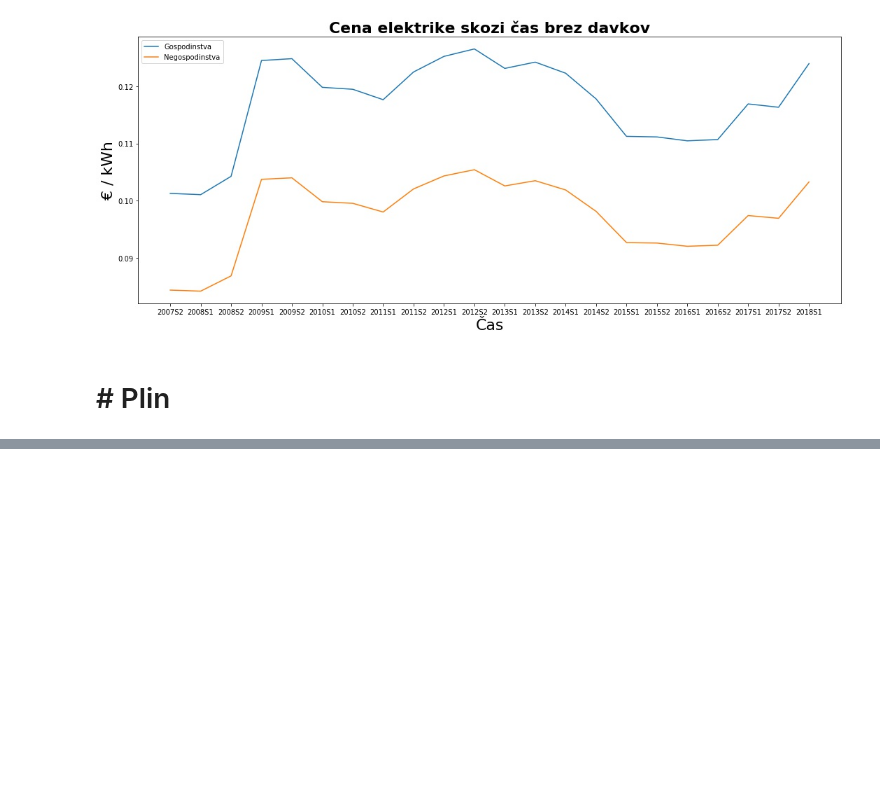
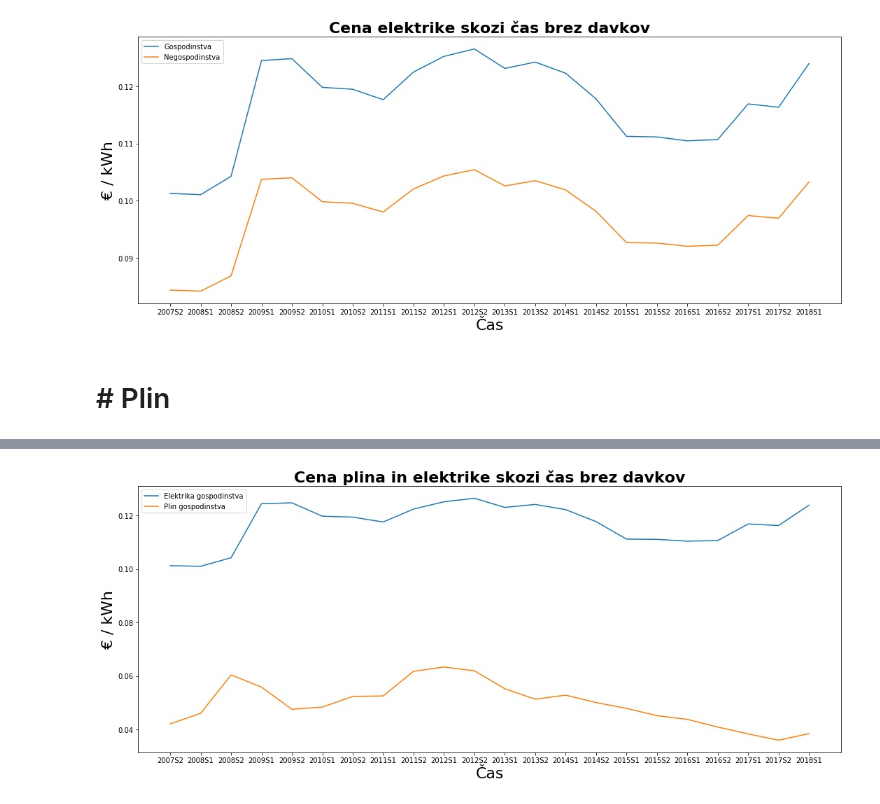
Before and after one commit to vouk95/PR19TVTSKPH, a Jupyter notebook: Cene energijskih virov.ipynb, the cells around one changed output, grey strips where cells are left out. Saved outputs shown, nothing was run; the diff lists cells and outputs as text; code cells hidden in the pictures; blank space fills up the shorter version.

```diff
--- a/Cene energijskih virov.ipynb
+++ b/Cene energijskih virov.ipynb
@@ -60,0 +98,9 @@ legendForEleCostNoTL = plt.legend(['Gospodinstva', 'Negospodinstva'], loc='upper
+# %%
+plt.figure(figsize=(18,7))
+plt.ylabel('€ / kWh', fontL)
+plt.xlabel('Čas', fontL)
+plt.title('Cena plina in elektrike skozi čas brez davkov', fontT)
+allEnergyCosts = plt.plot(time, meanEleCostForHouseHoldNoTL, time, meanGasCostForHouseHoldNoTL)
+legendForGasCostNoTL = plt.legend(['Elektrika gospodinstva', 'Plin gospodinstva'], loc='upper left')
+# %% [output]
+[figure, added]
```
Also changed, not shown: parts of 2 cells of this notebook, 1 other file.
